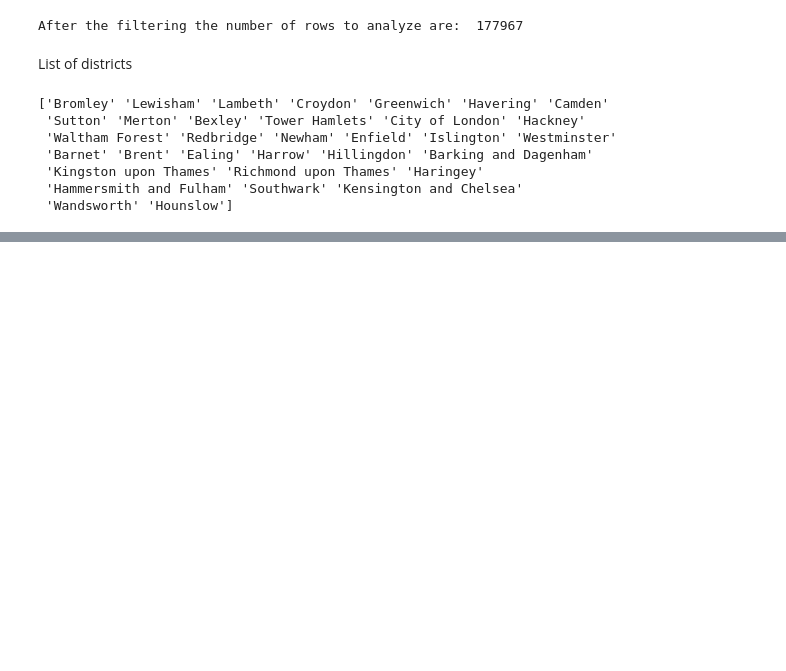
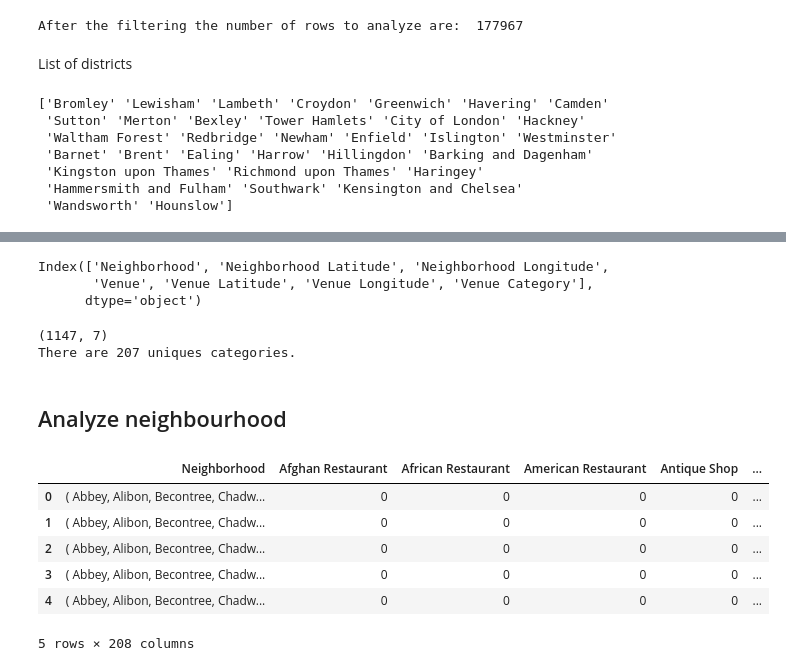
Before and after one commit to andushi/Coursera_Capstone, a Jupyter notebook: Which is the best place to open a business_.ipynb, the cells around one changed output, grey strips where cells are left out. Drawn from its saved outputs; the diff is of its cells as text; code cells hidden in the pictures; blank space fills up the shorter version.

```diff
--- a/Which is the best place to open a business_.ipynb
+++ b/Which is the best place to open a business_.ipynb
@@ -90,0 +204,6 @@ print(df_london['District'].unique())
+# %%
+# For each Postal Code of the dataframe df_london add Latitude and Longitude (from the dictionary coordinates)
+for i in range(len(df_london)):
+    post_code = df_london['District Code'][i]
+    df_london.Latitude[i] = coordinates[str(post_code)][0]
+    df_london.Longitude[i] = coordinates[str(post_code)][1]
@@ -90,0 +368,41 @@ print(df_london['District'].unique())
+# %%
+london_venues.columns
+# %% [output]
+Index(['Neighborhood', 'Neighborhood Latitude', 'Neighborhood Longitude',
+       'Venue', 'Venue Latitude', 'Venue Longitude', 'Venue Category'],
+      dtype='object')
+# %%
+#Size of DF
+print(london_venues.shape)
+london_venues.head()
+
+# Let's check how many venues were returned for each neighborhood
+london_venues.groupby('Neighborhood').count()
+
+# Let's find out how many unique categories can be curated from all the returned venues
+print('There are {} uniques categories.'.format(len(london_venues['Venue Category'].unique())))
+# %% [output]
+(1147, 7)
+There are 207 uniques categories.
+# %% [markdown]
+## Analyze neighbourhood
+# %%
+# one hot encoding
+london_onehot = pd.get_dummies(london_venues[['Venue Category']], prefix="", prefix_sep="")
+
+# add neighborhood column back to dataframe
+london_onehot['Neighborhood'] = london_venues['Neighborhood']
+
+# move neighborhood column to the first column
+fixed_columns = [london_onehot.columns[-1]] + list(london_onehot.columns[:-1])
+london_onehot = london_onehot[fixed_columns]
+
+london_onehot.head()
+# %% [output]
+|  | Neighborhood | Afghan Restaurant | African Restaurant | American Restaurant | Antique Shop | ... |
+| 0 | ( Abbey, Alibon, Becontree, Chadw... | 0 | 0 | 0 | 0 | ... |
+| 1 | ( Abbey, Alibon, Becontree, Chadw... | 0 | 0 | 0 | 0 | ... |
+| 2 | ( Abbey, Alibon, Becontree, Chadw... | 0 | 0 | 0 | 0 | ... |
+| 3 | ( Abbey, Alibon, Becontree, Chadw... | 0 | 0 | 0 | 0 | ... |
+| 4 | ( Abbey, Alibon, Becontree, Chadw... | 0 | 0 | 0 | 0 | ... |
+5 rows × 208 columns
```
Also changed, not shown: parts of 37 cells of this notebook.
